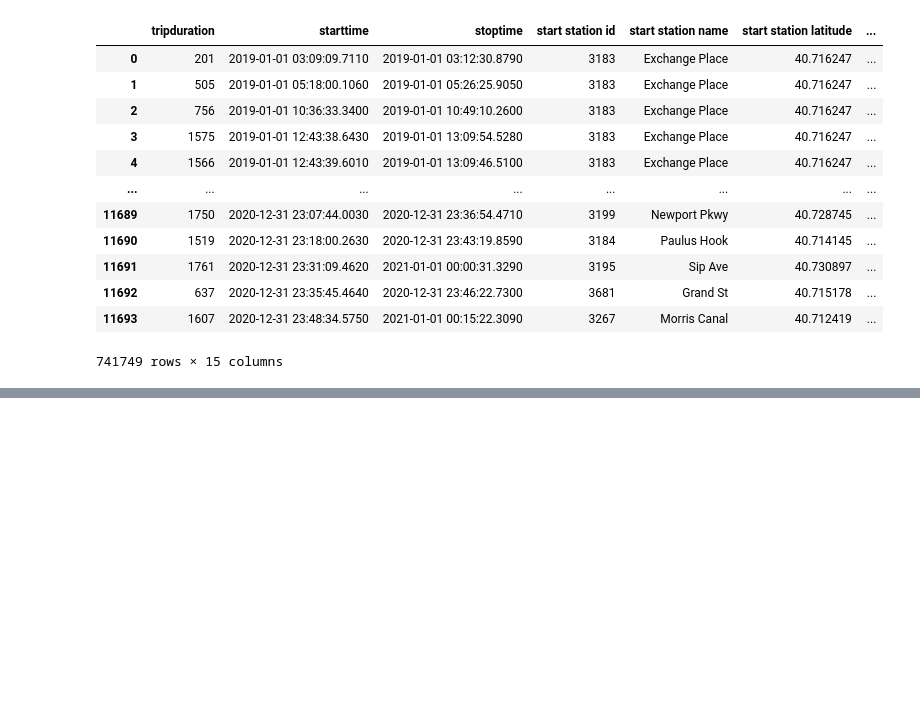
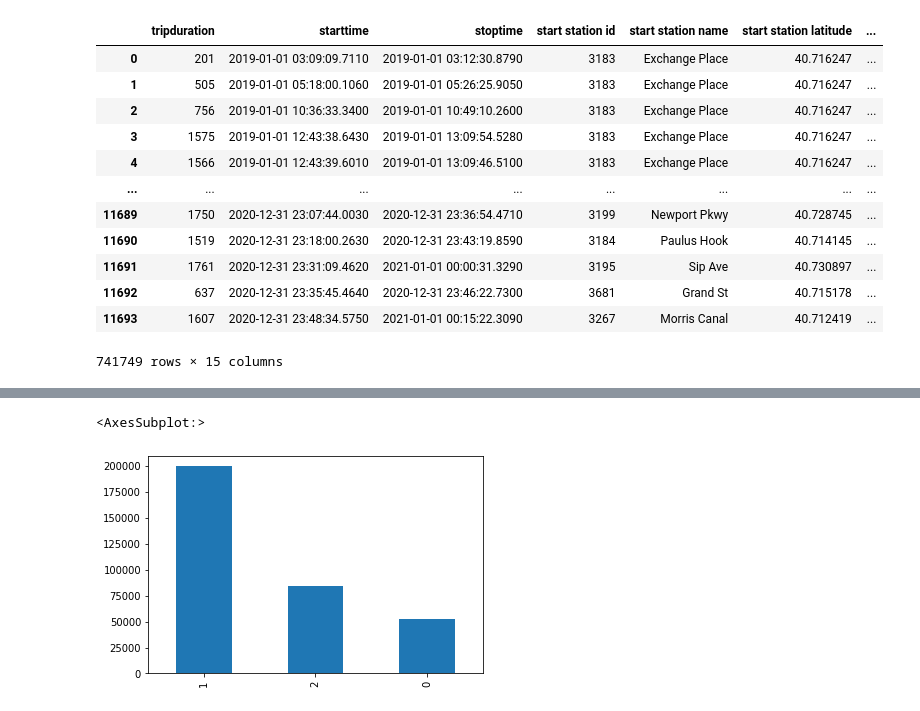
Before and after one commit to jstockdi-marstone/sledgeconf-python-talk, a Jupyter notebook: CitiBike-03-Demographics.ipynb, the cells around one changed output, grey strips where cells are left out. Cells and saved outputs as stored; diff of their text form; code cells hidden in the pictures; blank space fills up the shorter version.

```diff
--- a/CitiBike-03-Demographics.ipynb
+++ b/CitiBike-03-Demographics.ipynb
@@ -37,0 +66,5 @@ df
+# %%
+df[df.startdt > '2020-01-01']['gender'].value_counts().plot.bar()
+# %% [output]
+<AxesSubplot:>
+[figure, added]
```
Also changed, not shown: parts of 12 cells of this notebook, 3 other files.
